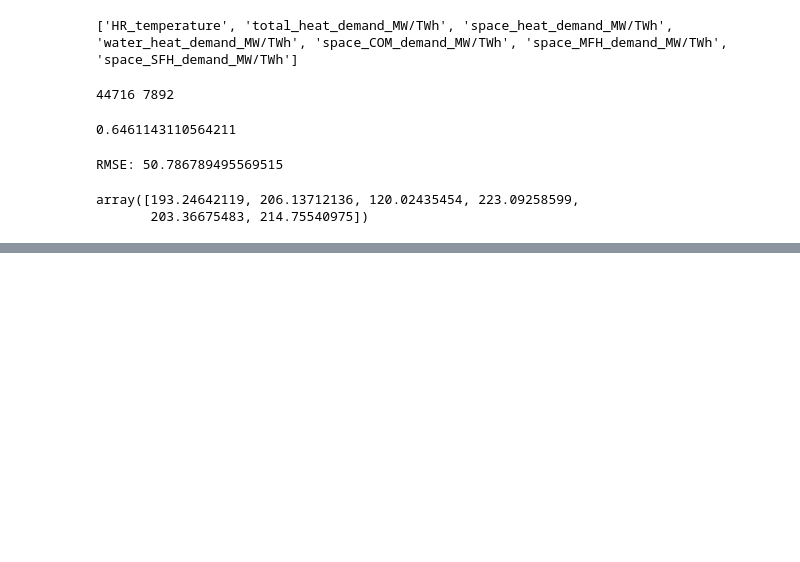
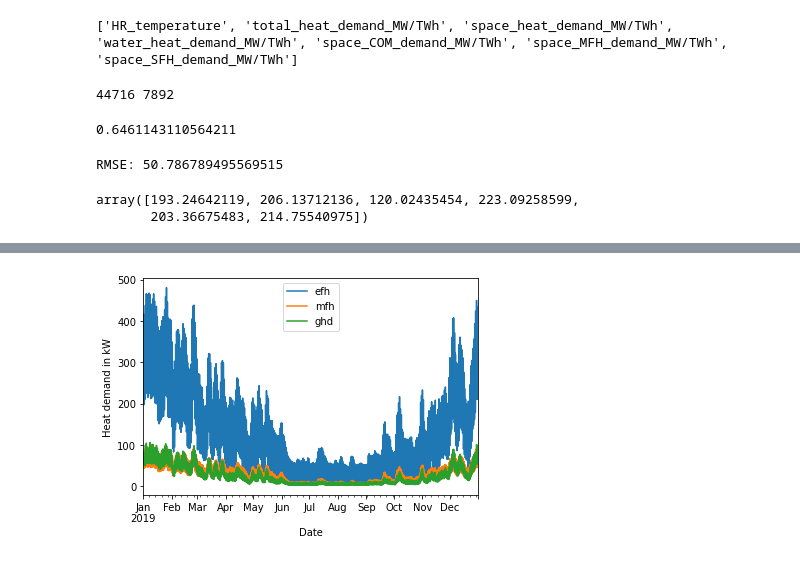
Before and after one commit to ehlimana/Electricity-analysis, a Jupyter notebook: Heat_demand.ipynb, the cells around one changed output, grey strips where cells are left out. Cells and saved outputs as stored; diff of their text form; code cells hidden in the pictures; blank space fills up the shorter version.

Commit message:
Create hourly distribution for heat demand by demand_lib

```diff
--- a/Heat_demand.ipynb
+++ b/Heat_demand.ipynb
@@ -599,7 +600,7 @@ import os
 import demandlib.bdew as bdew
 
 # read example temperature series
-filename = "example_data.csv"
+filename = r"FILES\AUXILLIARY\example_data.csv"
 dirname = os.getcwd()
 datapath = os.path.join(dirname, filename)
 
@@ -648,7 +649,6 @@ holidays = {
     datetime.date(2019, 3, 1): "Independence",
 
 }
-
 
 # Create DataFrame for 2019
 demand = pd.DataFrame(
@@ -778,0 +1115,5 @@ array([193.24642119, 206.13712136, 120.02435454, 223.09258599,
+# %%
+demand_2019=function_demand_lib(r'FILES\HEAT\averaget_by_hour_2019.csv',holidays_2019,pd.date_range(
+            datetime.datetime(2019, 1, 1, 0), periods=8760, freq="H"))
+# %% [output]
+[figure, added]
```
Also changed, not shown: parts of 47 cells of this notebook, 3 other files.
